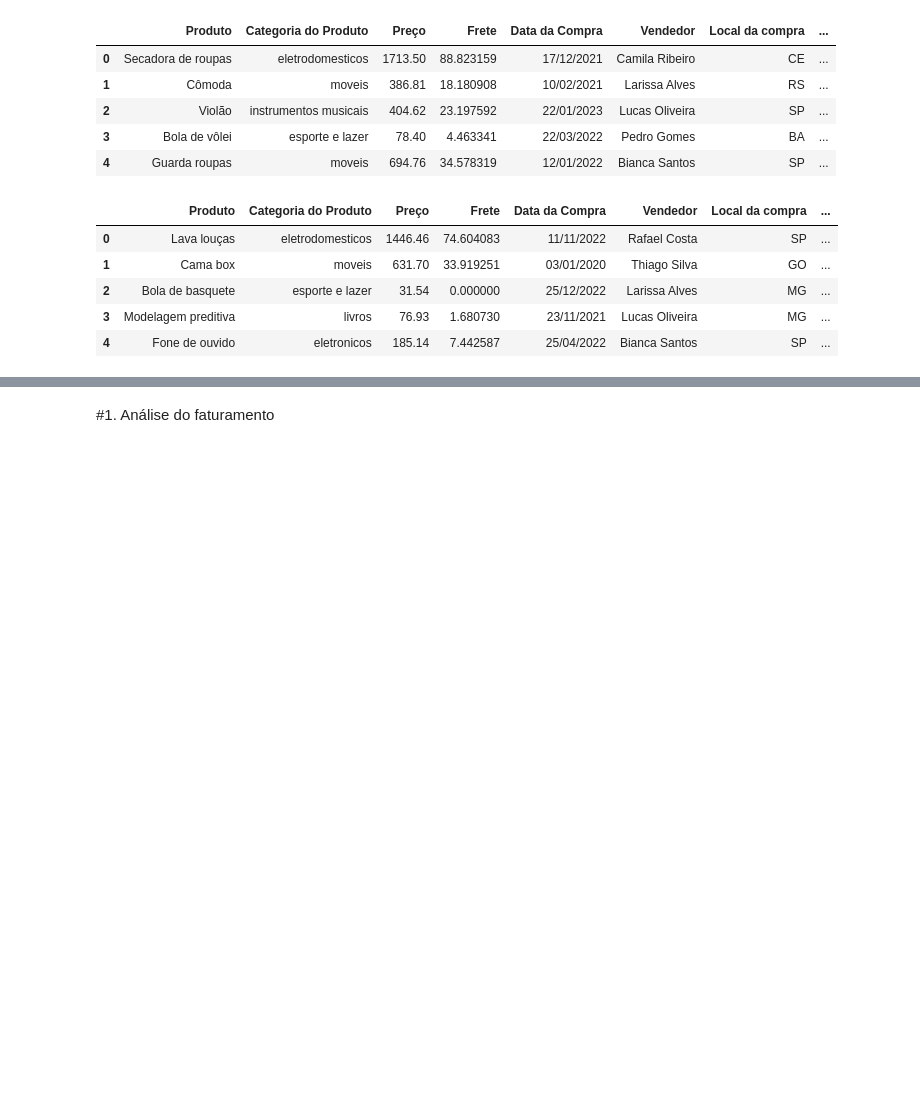
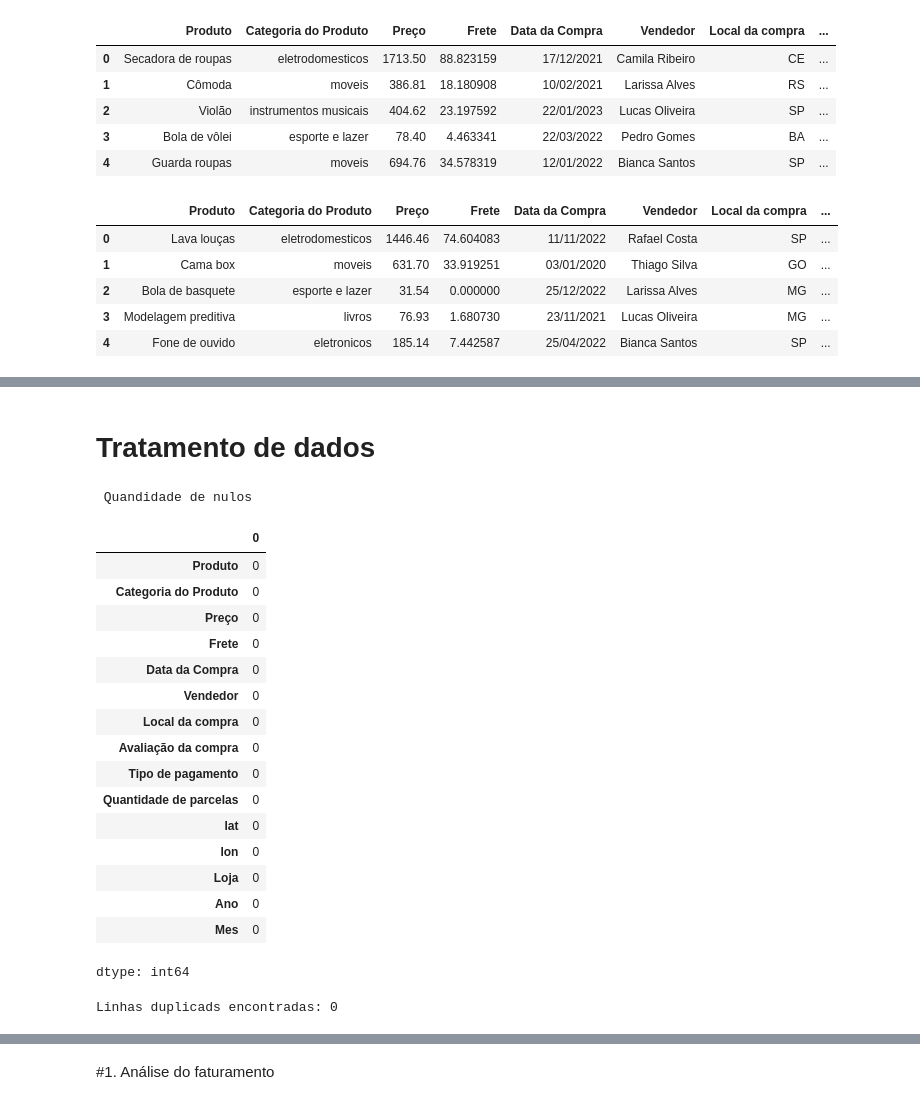
Before and after one commit to lidimoura/challenge1-data-science-Alura-Store, a Jupyter notebook: AluraStoreBrasil.ipynb, the cells around one changed output, grey strips where cells are left out. Drawn from its saved outputs; the diff is of its cells as text; code cells hidden in the pictures; blank space fills up the shorter version.

```diff
--- a/AluraStoreBrasil.ipynb
+++ b/AluraStoreBrasil.ipynb
@@ -52,0 +162,30 @@ loja4.head()
+# %% [markdown]
+# Tratamento de dados
+# %%
+# Diagnóstico de qualidade para garantir que não há nenhum item nulo
+print(' Quandidade de nulos ')
+display(df.isnull().sum())
+
+# Verificando se há itens duplicados
+duplicados = df.duplicated().sum()
+print(f'Linhas duplicads encontradas: {duplicados}')
+# %% [output]
+ Quandidade de nulos
+|  | 0 |
+| Produto | 0 |
+| Categoria do Produto | 0 |
+| Preço | 0 |
+| Frete | 0 |
+| Data da Compra | 0 |
+| Vendedor | 0 |
+| Local da compra | 0 |
+| Avaliação da compra | 0 |
+| Tipo de pagamento | 0 |
+| Quantidade de parcelas | 0 |
+| lat | 0 |
+| lon | 0 |
+| Loja | 0 |
+| Ano | 0 |
+| Mes | 0 |
+dtype: int64
+Linhas duplicads encontradas: 0
```
Also changed, not shown: parts of 10 cells of this notebook.
